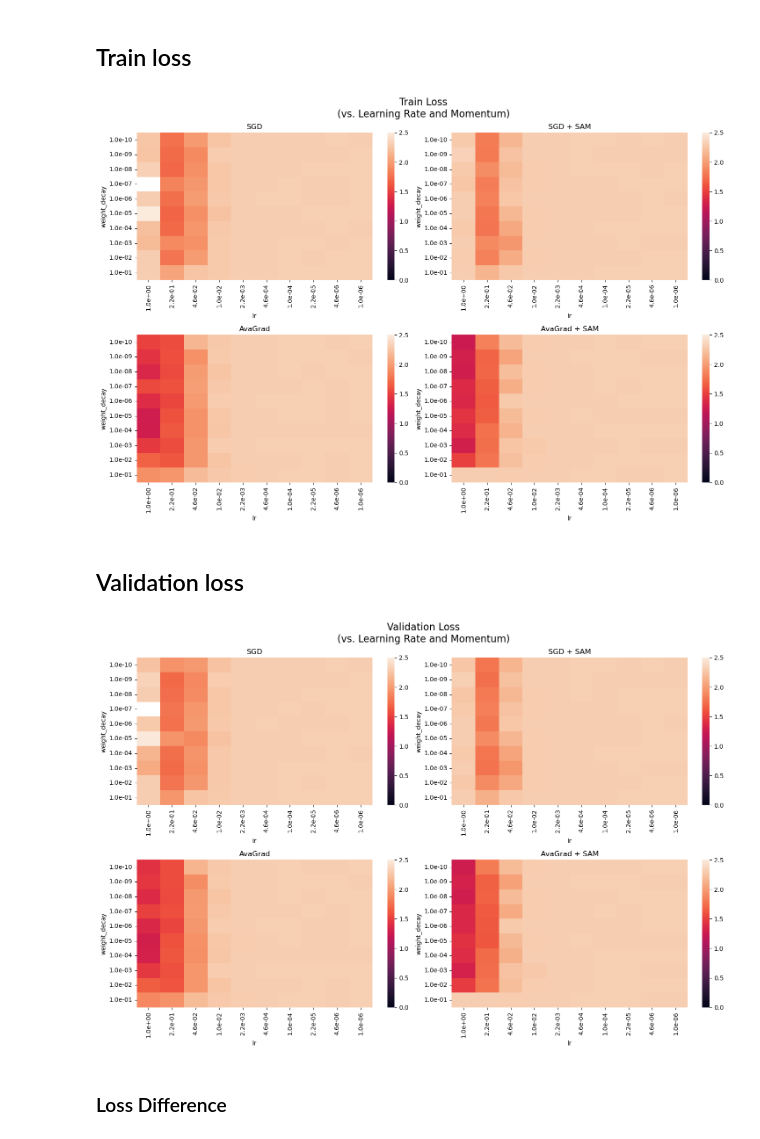
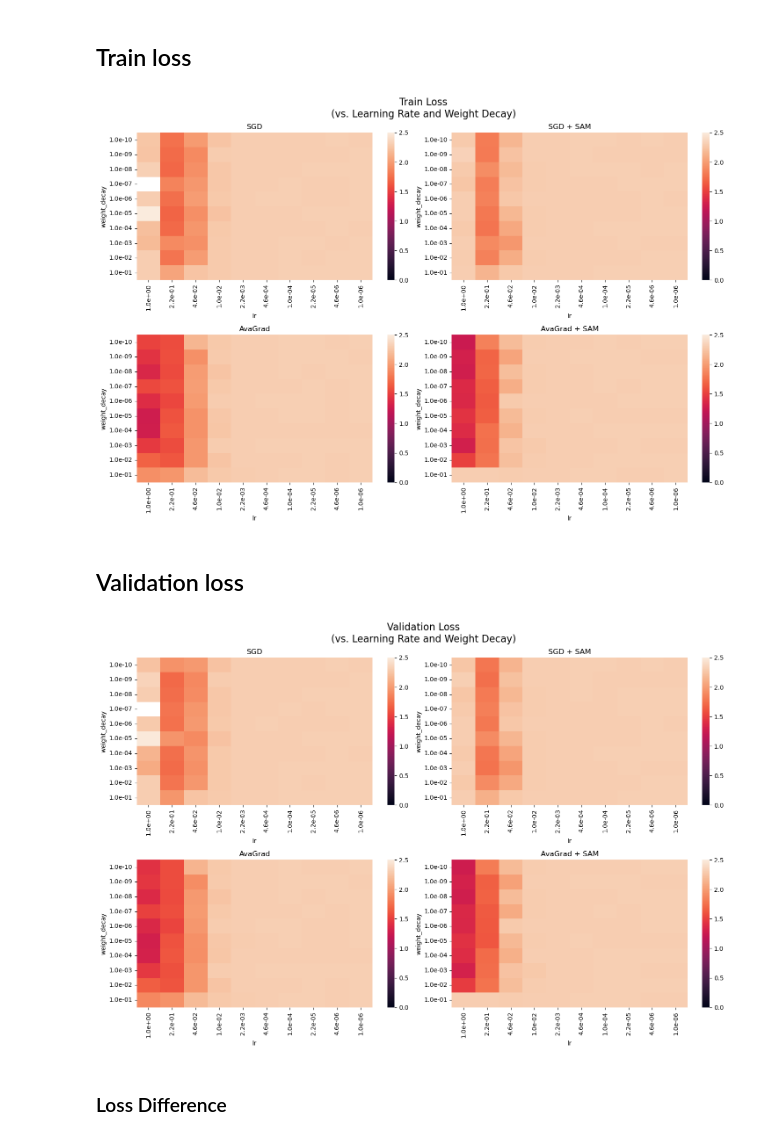
Before and after one commit to RaphaelMaser/OPT4ML-project, a Jupyter notebook: analysis_batchsize=8096.ipynb, the cells around one changed output. Cells and saved outputs as stored; diff of their text form; code cells hidden in the pictures.

```diff
--- a/analysis_batchsize=8096.ipynb
+++ b/analysis_batchsize=8096.ipynb
@@ -88,25 +88,25 @@ def plot_heatmap_2d(ax, df, title="Default Title", vmin=0, vmax=2.5):
 # %%
 train_loss_sgd = metrics_df_cleaned[(metrics_df_cleaned["SAM"]==False) & (metrics_df_cleaned["optimizer"]=="SGD")].pivot(index="weight_decay", columns="lr", values="train_loss")
 train_loss_sgd.sort_index(axis=1, inplace=True, ascending=False)
 train_loss_avagrad = metrics_df_cleaned[(metrics_df_cleaned["SAM"]==False) & (metrics_df_cleaned["optimizer"]=="AvaGrad")].pivot(index="weight_decay", columns="lr", values="train_loss")
 train_loss_avagrad.sort_index(axis=1, inplace=True, ascending=False)
 
 train_loss_sam_sgd = metrics_df_cleaned[(metrics_df_cleaned["SAM"]==True) & (metrics_df_cleaned["optimizer"]=="SGD")].pivot(index="weight_decay", columns="lr", values="train_loss")
 train_loss_sam_sgd.sort_index(axis=1, inplace=True, ascending=False)
 train_loss_sam_avagrad = metrics_df_cleaned[(metrics_df_cleaned["SAM"]==True) & (metrics_df_cleaned["optimizer"]=="AvaGrad")].pivot(index="weight_decay", columns="lr", values="train_loss")
 train_loss_sam_avagrad.sort_index(axis=1, inplace=True, ascending=False)
 
 fig, axs = plt.subplots(2, 2, figsize=(15, 10))
-fig.suptitle("Train Loss\n(vs. Learning Rate and Momentum)", fontsize=16)
+fig.suptitle("Train Loss\n(vs. Learning Rate and Weight Decay)", fontsize=16)
 plot_heatmap_2d(axs[0][0], train_loss_sgd, "SGD")
 plot_heatmap_2d(axs[1][0], train_loss_avagrad, "AvaGrad")
 plot_heatmap_2d(axs[0][1], train_loss_sam_sgd, "SGD + SAM")
 plot_heatmap_2d(axs[1][1], train_loss_sam_avagrad ,"AvaGrad + SAM")
 
 
 plt.show()
 # %% [output]
-[figure, old version]
+[figure, new version]
 # %% [markdown]
 ## Validation loss
 # %%
@@ -122,7 +122,7 @@ test_loss_sam_avagrad.sort_index(axis=1, inplace=True, ascending=False)
 
 
 fig, axs = plt.subplots(2, 2, figsize=(15, 10))
-fig.suptitle("Validation Loss\n(vs. Learning Rate and Momentum)", fontsize=16)
+fig.suptitle("Validation Loss\n(vs. Learning Rate and Weight Decay)", fontsize=16)
 
 plot_heatmap_2d(axs[0][0], test_loss_sgd, "SGD")
 plot_heatmap_2d(axs[1][0], test_loss_avagrad, "AvaGrad")
@@ -130,7 +130,7 @@ plot_heatmap_2d(axs[0][1], test_loss_sam_sgd, "SGD + SAM")
 plot_heatmap_2d(axs[1][1], test_loss_sam_avagrad ,"AvaGrad + SAM")
 plt.show()
 # %% [output]
-[figure, old version]
+[figure, new version]
 # %% [markdown]
 ### Loss Difference
 # %%
```
Also changed, not shown: parts of 1 cell of this notebook, 1 other file.
